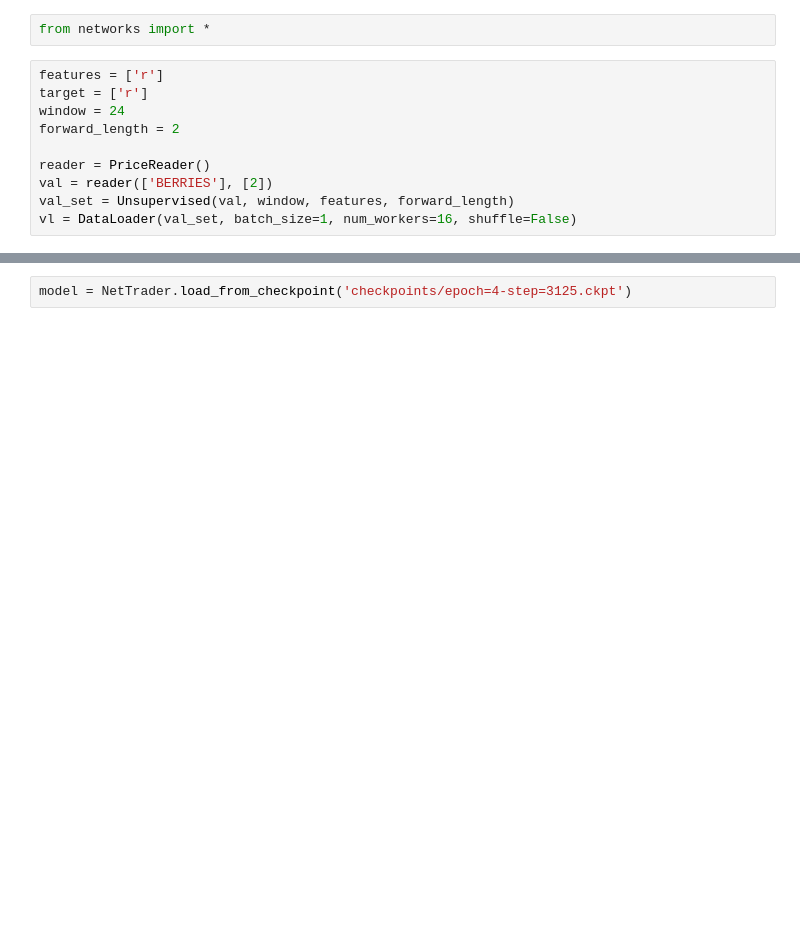
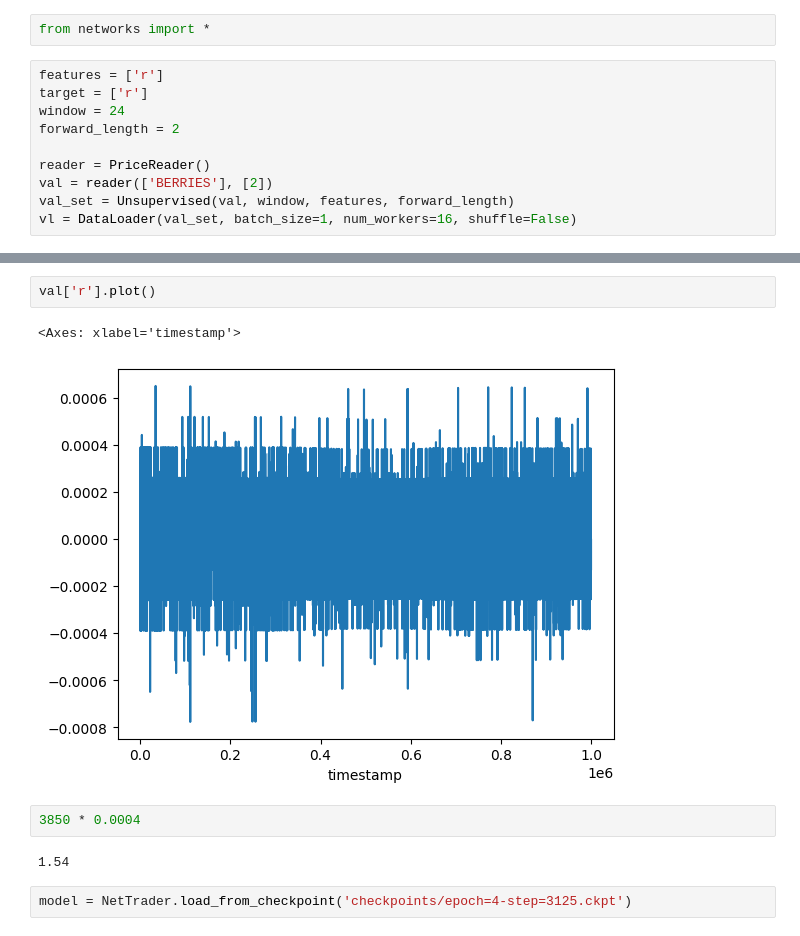
Before and after one commit to andrewchen0028/prosperity, a Jupyter notebook: test_network.ipynb, the cells around one changed output, grey strips where cells are left out. Drawn from its saved outputs; the diff is of its cells as text; blank space fills up the shorter version.

```diff
--- a/test_network.ipynb
+++ b/test_network.ipynb
@@ -13,3 +29,12 @@ vl = DataLoader(val_set, batch_size=1, num_workers=16, shuffle=False)
+# %%
+val['r'].plot()
+# %% [output]
+<Axes: xlabel='timestamp'>
+[figure, added]
+# %%
+3850 * 0.0004
+# %% [output]
+1.54
 # %%
 model = NetTrader.load_from_checkpoint('checkpoints/epoch=4-step=3125.ckpt')
 # %%
```
Also changed, not shown: parts of 11 cells of this notebook, 3 other files.
